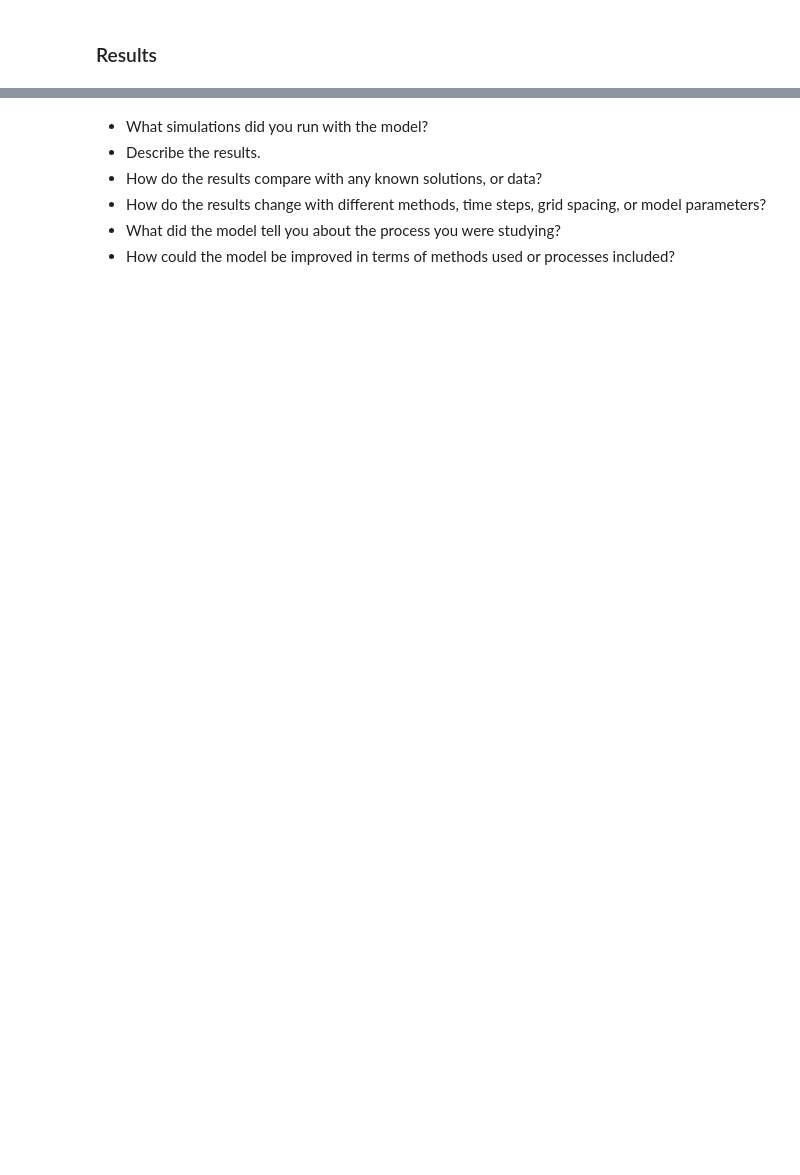
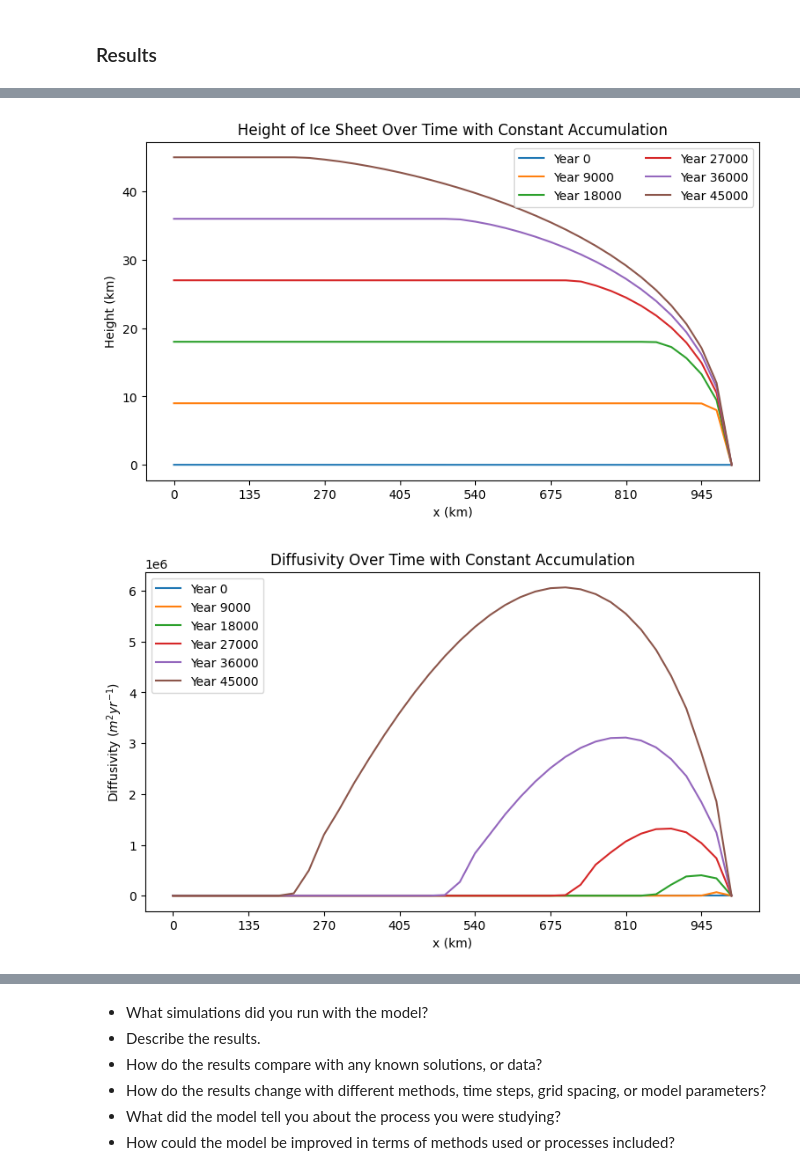
Before and after one commit to amitaanand9/eas-4610-final-project, a Jupyter notebook: FinalProjectNotebook_AmitaMiriam.ipynb, the cells around one changed output, grey strips where cells are left out. Cells and saved outputs as stored; diff of their text form; code cells hidden in the pictures; blank space fills up the shorter version.

Commit message:
added figures and enviornment.yml

```diff
--- a/FinalProjectNotebook_AmitaMiriam.ipynb
+++ b/FinalProjectNotebook_AmitaMiriam.ipynb
@@ -315,0 +333,31 @@ plt.show()
+# %%
+plt.figure(figsize=(9, 5))
+ax = plt.axes()
+for i in range(len(t)-1):
+    if (i % 90000 == 0):
+        year = int(i*d_t)
+        plt.plot(sols_unif_acc[:, i], label=f"Year {year}")
+
+ax.set_yticks([0, 10000, 20000, 30000, 40000], ["0", "10", "20", "30", "40"])
+ax.set_xticks([0, 5, 10, 15, 20, 25, 30, 35],[ "0", "135", "270",  "405", "540", "675", "810", "945" ])
+plt.legend(ncol = 2)
+plt.xlabel("x (km)")
+plt.ylabel("Height (km)")
+plt.title("Height of Ice Sheet Over Time with Constant Accumulation")
+plt.show()
+
+plt.figure(figsize=(9, 5))
+ax = plt.axes()
+for i in range(len(t)-1):
+    if (i % 90000 == 0):
+        year = int(i*d_t)
+        plt.plot(diffs_unif_acc[:, i], label=f"Year {year}")
+plt.legend()
+ax.set_xticks([0, 5, 10, 15, 20, 25, 30, 35],[ "0", "135", "270",  "405", "540", "675", "810", "945" ])
+plt.xlabel("x (km)")
+plt.ylabel("Diffusivity ($m^2 yr^{-1}$)")
+plt.title("Diffusivity Over Time with Constant Accumulation")
+plt.show()
+# %% [output]
+[figure, added]
+[figure, added]
```
Also changed, not shown: parts of 4 cells of this notebook, 1 other file.
